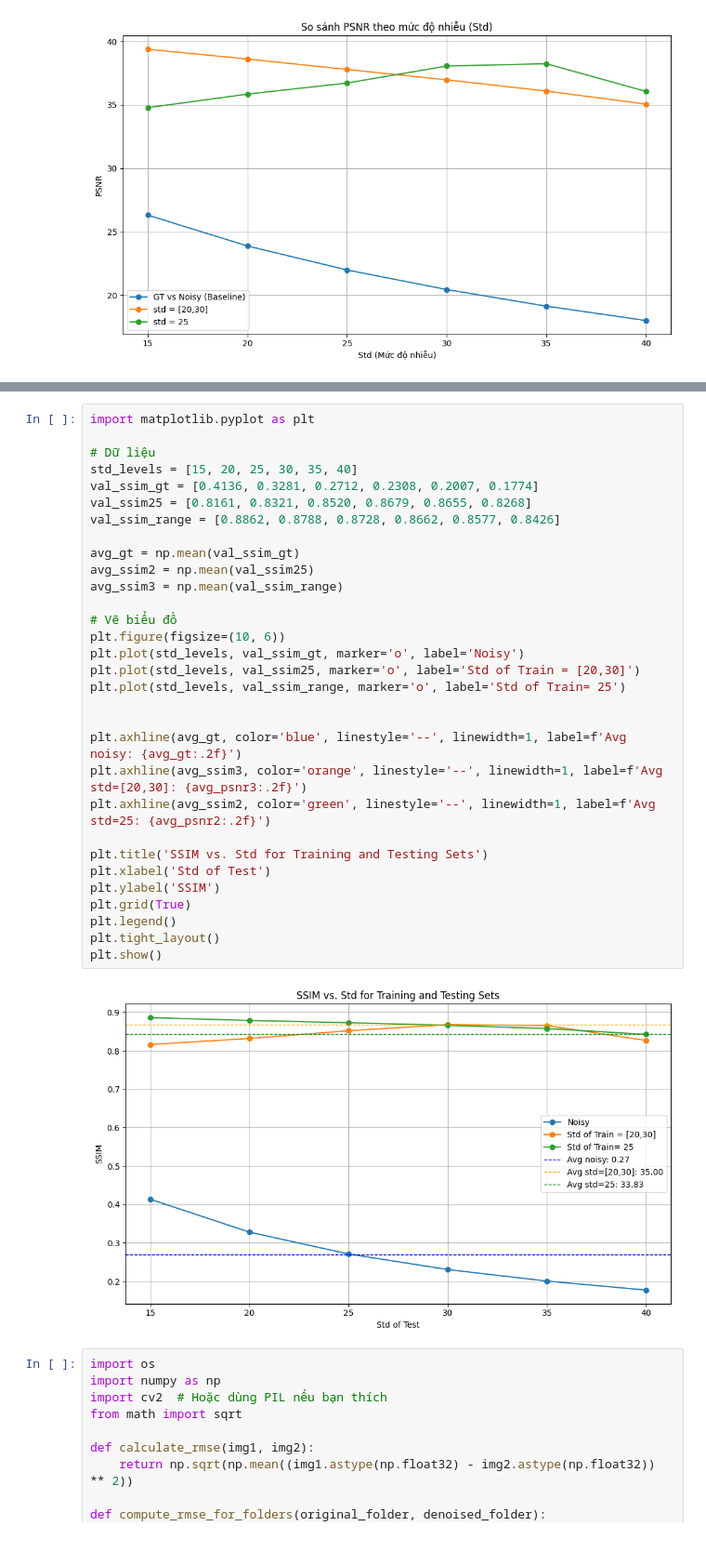
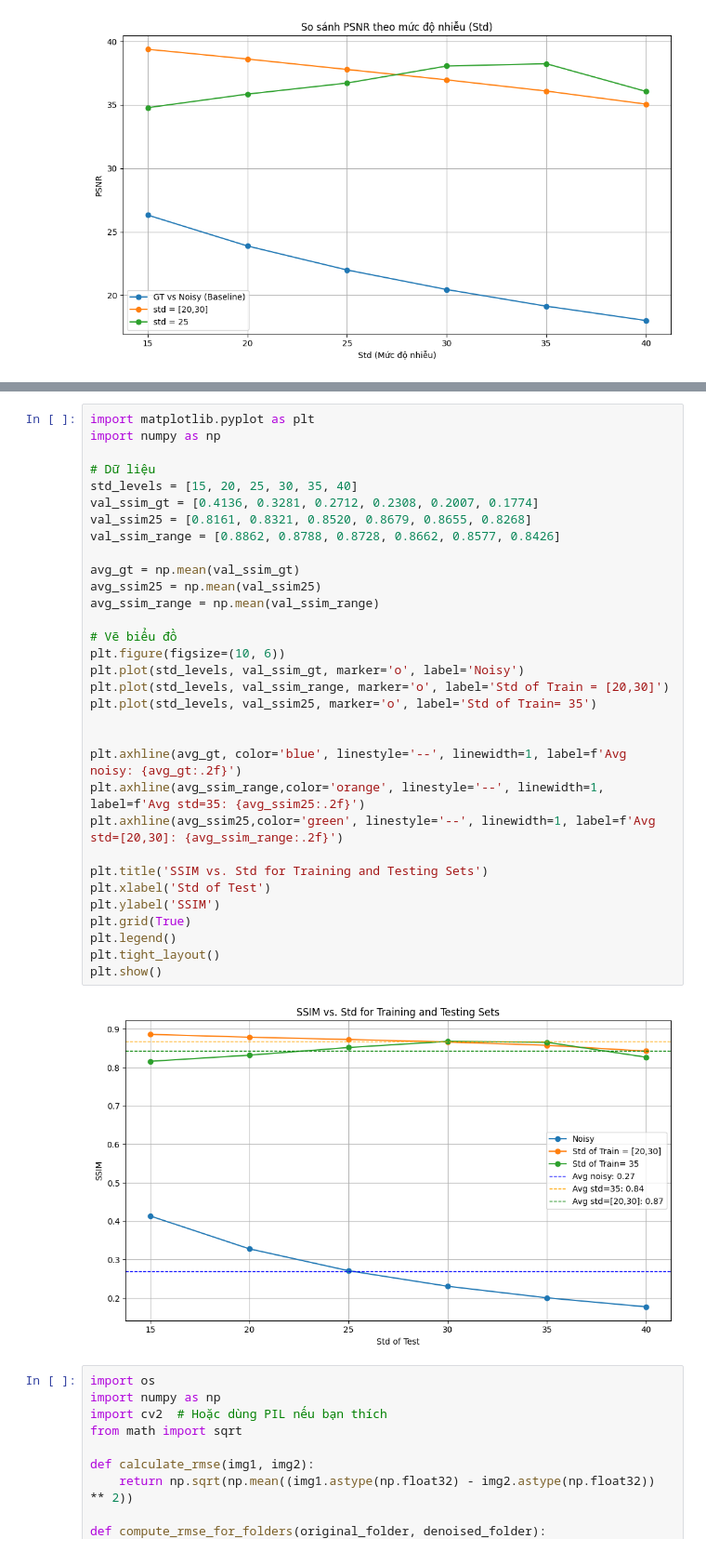
Before and after one commit to Chonn18/Capstone_project, a Jupyter notebook: Backend/test.ipynb, the cells around one changed output, grey strips where cells are left out. Shown at 93% size. Saved outputs shown, nothing was run; the diff lists cells and outputs as text.

```diff
--- a/Backend/test.ipynb
+++ b/Backend/test.ipynb
@@ -1222,37 +1368,38 @@ plt.show()
 [figure]
 # %%
 import matplotlib.pyplot as plt
+import numpy as np
 
 # Dữ liệu
 std_levels = [15, 20, 25, 30, 35, 40]
 val_ssim_gt = [0.4136, 0.3281, 0.2712, 0.2308, 0.2007, 0.1774]
 val_ssim25 = [0.8161, 0.8321, 0.8520, 0.8679, 0.8655, 0.8268]
 val_ssim_range = [0.8862, 0.8788, 0.8728, 0.8662, 0.8577, 0.8426]
 
 avg_gt = np.mean(val_ssim_gt)
-avg_ssim2 = np.mean(val_ssim25)
-avg_ssim3 = np.mean(val_ssim_range)
+avg_ssim25 = np.mean(val_ssim25)
+avg_ssim_range = np.mean(val_ssim_range)
 
 # Vẽ biểu đồ
 plt.figure(figsize=(10, 6))
 plt.plot(std_levels, val_ssim_gt, marker='o', label='Noisy')
-plt.plot(std_levels, val_ssim25, marker='o', label='Std of Train = [20,30]')
-plt.plot(std_levels, val_ssim_range, marker='o', label='Std of Train= 25')
+plt.plot(std_levels, val_ssim_range, marker='o', label='Std of Train = [20,30]')
+plt.plot(std_levels, val_ssim25, marker='o', label='Std of Train= 35')
 
 
 plt.axhline(avg_gt, color='blue', linestyle='--', linewidth=1, label=f'Avg noisy: {avg_gt:.2f}')
-plt.axhline(avg_ssim3, color='orange', linestyle='--', linewidth=1, label=f'Avg std=[20,30]: {avg_psnr3:.2f}')
-plt.axhline(avg_ssim2, color='green', linestyle='--', linewidth=1, label=f'Avg std=25: {avg_psnr2:.2f}')
+plt.axhline(avg_ssim_range,color='orange', linestyle='--', linewidth=1, label=f'Avg std=35: {avg_ssim25:.2f}')
+plt.axhline(avg_ssim25,color='green', linestyle='--', linewidth=1, label=f'Avg std=[20,30]: {avg_ssim_range:.2f}')
 
 plt.title('SSIM vs. Std for Training and Testing Sets')
 plt.xlabel('Std of Test')
 plt.ylabel('SSIM')
 plt.grid(True)
 plt.legend()
 plt.tight_layout()
 plt.show()
 # %% [output]
-[figure, old version]
+[figure, new version]
 # %%
 import os
 import numpy as np
```
Also changed, not shown: parts of 6 cells of this notebook, 46 other files.
